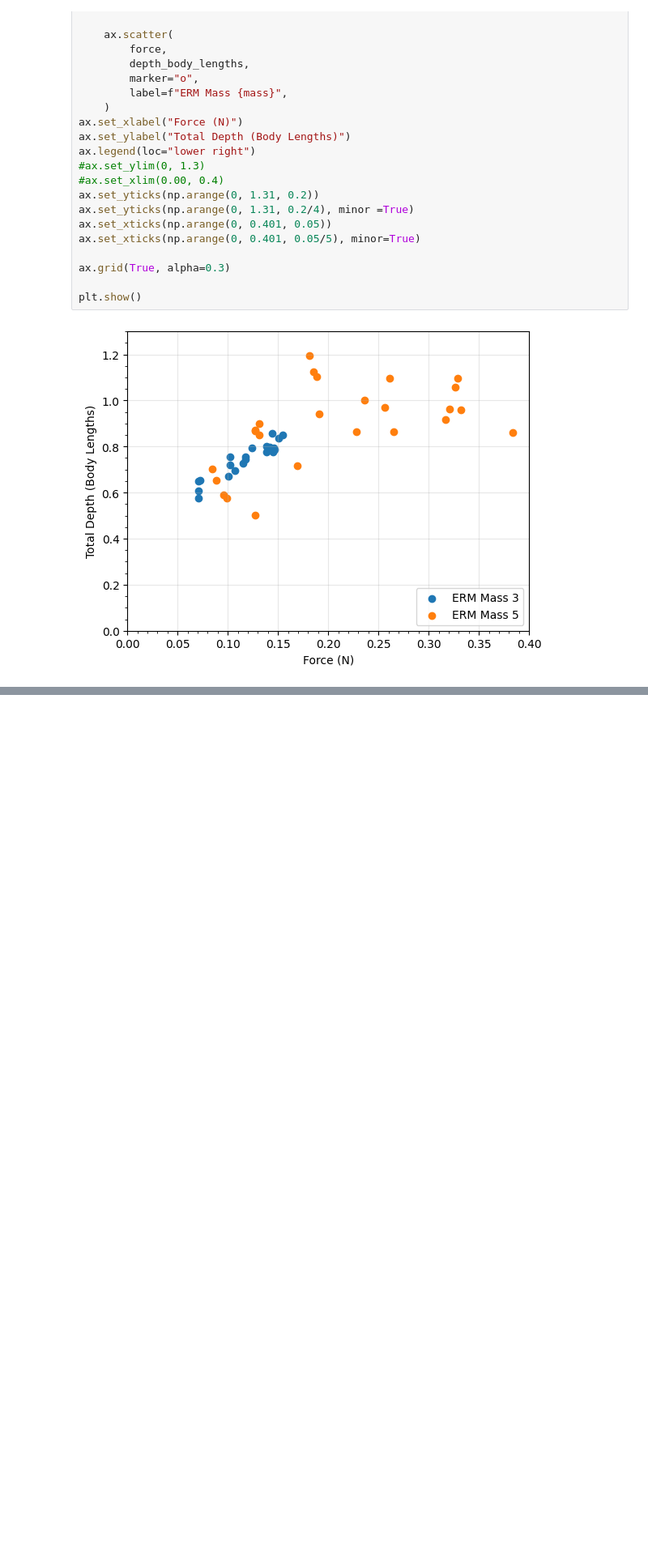
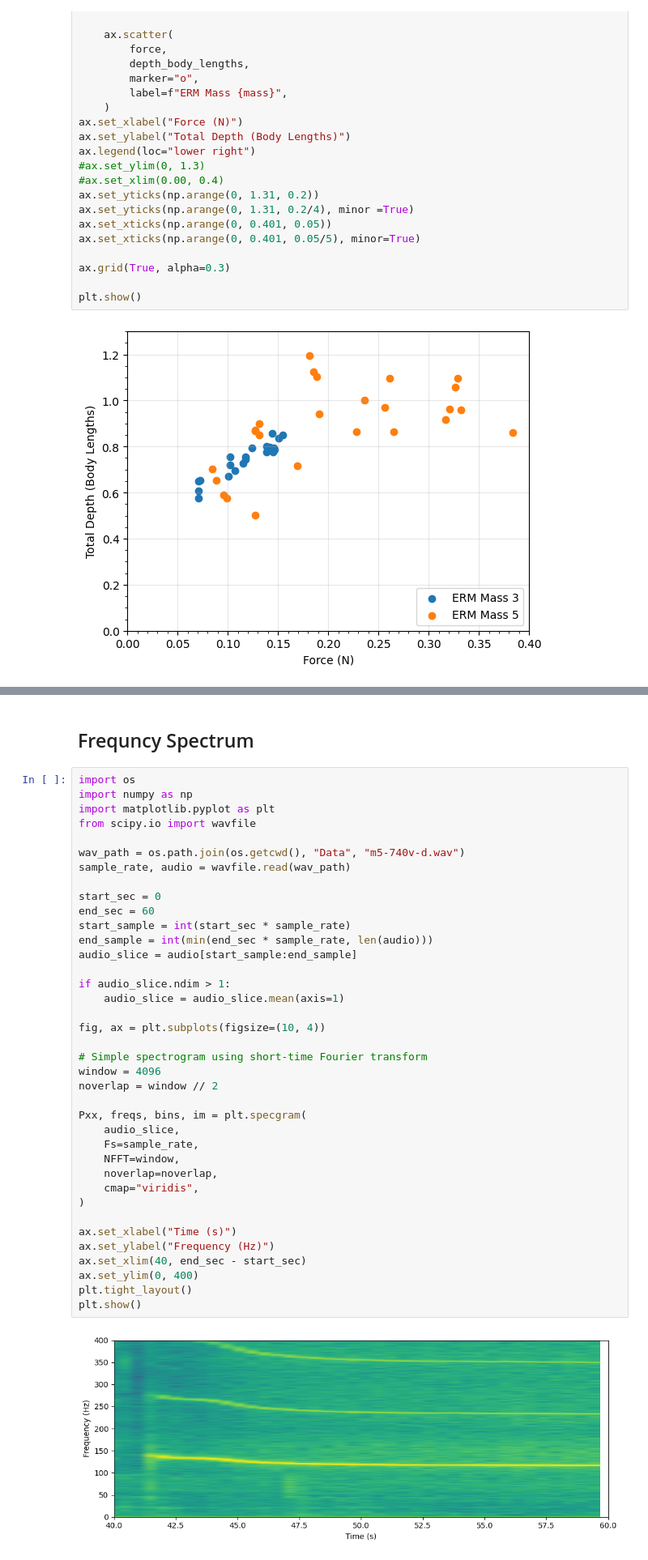
Before and after one commit to OzzysMess/clamming, a Jupyter notebook: master_notes.ipynb, the cells around one changed output, grey strips where cells are left out. Shown at 81% size. Drawn from its saved outputs; the diff is of its cells as text; blank space fills up the shorter version.

Commit message:
spectrogram

```diff
--- a/master_notes.ipynb
+++ b/master_notes.ipynb
@@ -188,0 +213,42 @@ plt.show()
+# %% [markdown]
+## Frequncy Spectrum
+# %%
+import os
+import numpy as np
+import matplotlib.pyplot as plt
+from scipy.io import wavfile
+
+wav_path = os.path.join(os.getcwd(), "Data", "m5-740v-d.wav")
+sample_rate, audio = wavfile.read(wav_path)
+
+start_sec = 0
+end_sec = 60
+start_sample = int(start_sec * sample_rate)
+end_sample = int(min(end_sec * sample_rate, len(audio)))
+audio_slice = audio[start_sample:end_sample]
+
+if audio_slice.ndim > 1:
+    audio_slice = audio_slice.mean(axis=1)
+
+fig, ax = plt.subplots(figsize=(10, 4))
+
+# Simple spectrogram using short-time Fourier transform
+window = 4096
+noverlap = window // 2
+
+Pxx, freqs, bins, im = plt.specgram(
+    audio_slice,
+    Fs=sample_rate,
+    NFFT=window,
+    noverlap=noverlap,
+    cmap="viridis",
+)
+
+ax.set_xlabel("Time (s)")
+ax.set_ylabel("Frequency (Hz)")
+ax.set_xlim(40, end_sec - start_sec)
+ax.set_ylim(0, 400)
+plt.tight_layout()
+plt.show()
+# %% [output]
+[figure, added]
```
Also changed, not shown: parts of 2 cells of this notebook, 2 other files.
